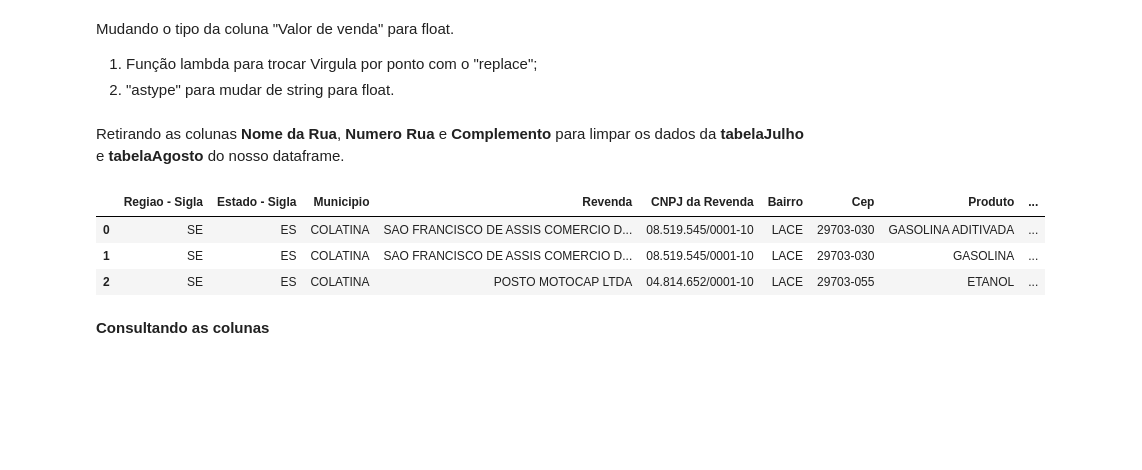
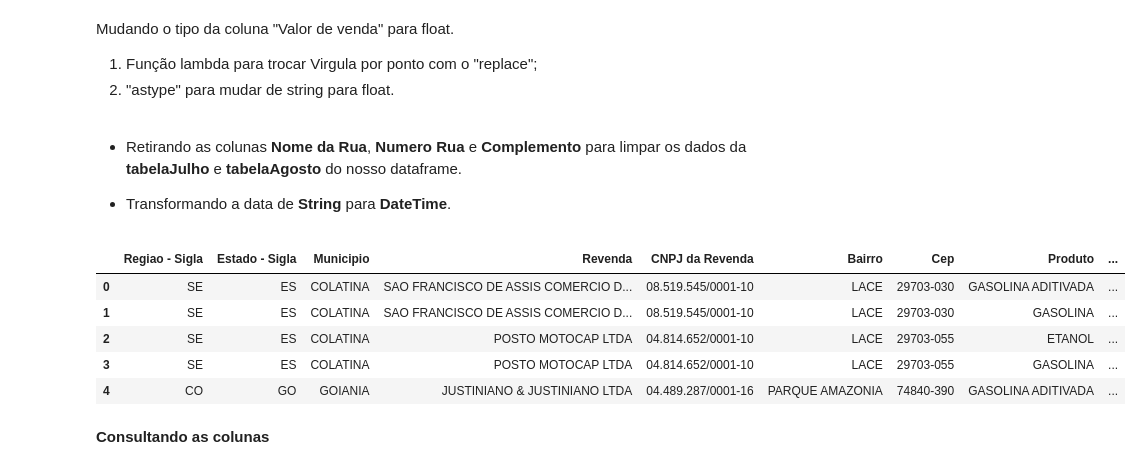
Before and after one commit to joaorosa2/analise_combustiveis_brasil, a Jupyter notebook: ProjetoM4.ipynb, the cells around one changed output. Drawn from its saved outputs; the diff is of its cells as text; code cells hidden in the pictures; blank space fills up the shorter version.

```diff
--- a/ProjetoM4.ipynb
+++ b/ProjetoM4.ipynb
@@ -129,24 +161,34 @@ colocaPonto = lambda x: x.replace(',','.')
 tabelaJulho['Valor de Venda'] =(tabelaJulho['Valor de Venda'].apply(colocaPonto)).astype(str).astype(float)
 tabelaAgosto['Valor de Venda'] = (tabelaAgosto['Valor de Venda'].apply(colocaPonto)).astype(str).astype(float)
 # %% [markdown]
-Retirando as colunas **Nome da Rua**, **Numero Rua** e **Complemento** para limpar os dados da **tabelaJulho** e **tabelaAgosto** do nosso dataframe.
+* Retirando as colunas **Nome da Rua**, **Numero Rua** e **Complemento** para limpar os dados da **tabelaJulho** e **tabelaAgosto** do nosso dataframe.
+
+* Transformando a data de **String** para **DateTime**.
 # %%
+# ----------------------JULHO------------------------------#
 tabelaAgosto = tabelaAgosto.drop('Nome da Rua', axis=1)
 tabelaAgosto = tabelaAgosto.drop('Numero Rua', axis=1)
 tabelaAgosto = tabelaAgosto.drop('Complemento', axis=1)
 tabelaAgosto = tabelaAgosto.drop('Valor de Compra',axis=1)
-########################################################################
+tabelaAgosto['Data de Coleta'] = pd.to_datetime(tabelaAgosto['Data da Coleta'],format = '%d/%m/%Y')
+tabelaJulho['Data da Coleta'] = pd.to_datetime(tabelaJulho['Data da Coleta'],format = '%d/%m/%Y')
+# ----------------------AGOSTO------------------------------#
 tabelaJulho = tabelaJulho.drop('Nome da Rua', axis=1)
 tabelaJulho = tabelaJulho.drop('Numero Rua', axis=1)
 tabelaJulho = tabelaJulho.drop('Complemento', axis=1)
 tabelaJulho = tabelaJulho.drop('Valor de Compra',axis=1)
-
-tabelaJulho.head(3)
+tabelaAgosto['Data da Coleta'] = pd.to_datetime(tabelaAgosto['Data da Coleta'],format = '%d/%m/%Y')
-# %% [output]
-|  | Regiao - Sigla | Estado - Sigla | Municipio | Revenda | CNPJ da Revenda | Bairro | Cep | Produto | ... |
-| 0 | SE | ES | COLATINA | SAO FRANCISCO DE ASSIS COMERCIO D... | 08.519.545/0001-10 | LACE | 29703-030 | GASOLINA ADITIVADA | ... |
-| 1 | SE | ES | COLATINA | SAO FRANCISCO DE ASSIS COMERCIO D... | 08.519.545/0001-10 | LACE | 29703-030 | GASOLINA | ... |
-| 2 | SE | ES | COLATINA | POSTO MOTOCAP LTDA | 04.814.652/0001-10 | LACE | 29703-055 | ETANOL | ... |
+# %%
+# ----------------------UNINDO-DATAFRAME--------------------#
+concateTabelas = pd.concat([tabelaJulho, tabelaAgosto], axis=0, ignore_index=True)
+concateTabelas.head()
+# %% [output]
+|  | Regiao - Sigla | Estado - Sigla | Municipio | Revenda | CNPJ da Revenda | Bairro | Cep | Produto | ... |
+| 0 | SE | ES | COLATINA | SAO FRANCISCO DE ASSIS COMERCIO D... | 08.519.545/0001-10 | LACE | 29703-030 | GASOLINA ADITIVADA | ... |
+| 1 | SE | ES | COLATINA | SAO FRANCISCO DE ASSIS COMERCIO D... | 08.519.545/0001-10 | LACE | 29703-030 | GASOLINA | ... |
+| 2 | SE | ES | COLATINA | POSTO MOTOCAP LTDA | 04.814.652/0001-10 | LACE | 29703-055 | ETANOL | ... |
+| 3 | SE | ES | COLATINA | POSTO MOTOCAP LTDA | 04.814.652/0001-10 | LACE | 29703-055 | GASOLINA | ... |
+| 4 | CO | GO | GOIANIA | JUSTINIANO & JUSTINIANO LTDA | 04.489.287/0001-16 | PARQUE AMAZONIA | 74840-390 | GASOLINA ADITIVADA | ... |
 # %% [markdown]
 **Consultando as colunas**
 # %%
```
Also changed, not shown: parts of 17 cells of this notebook.
